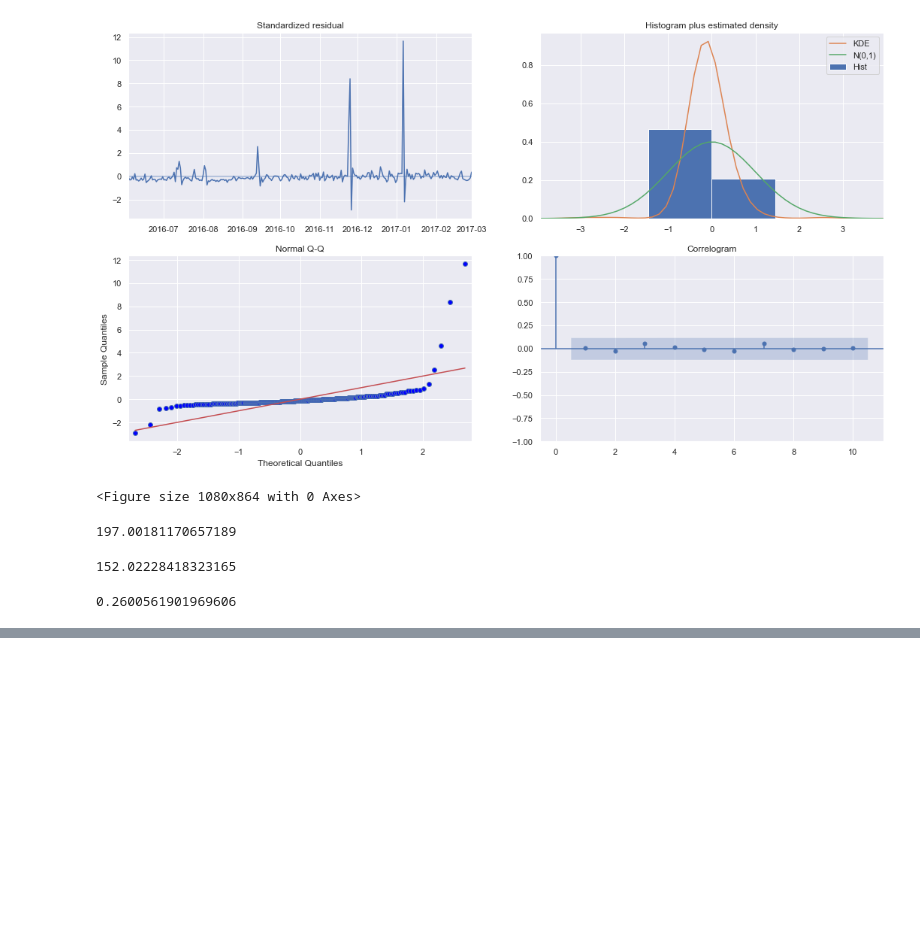
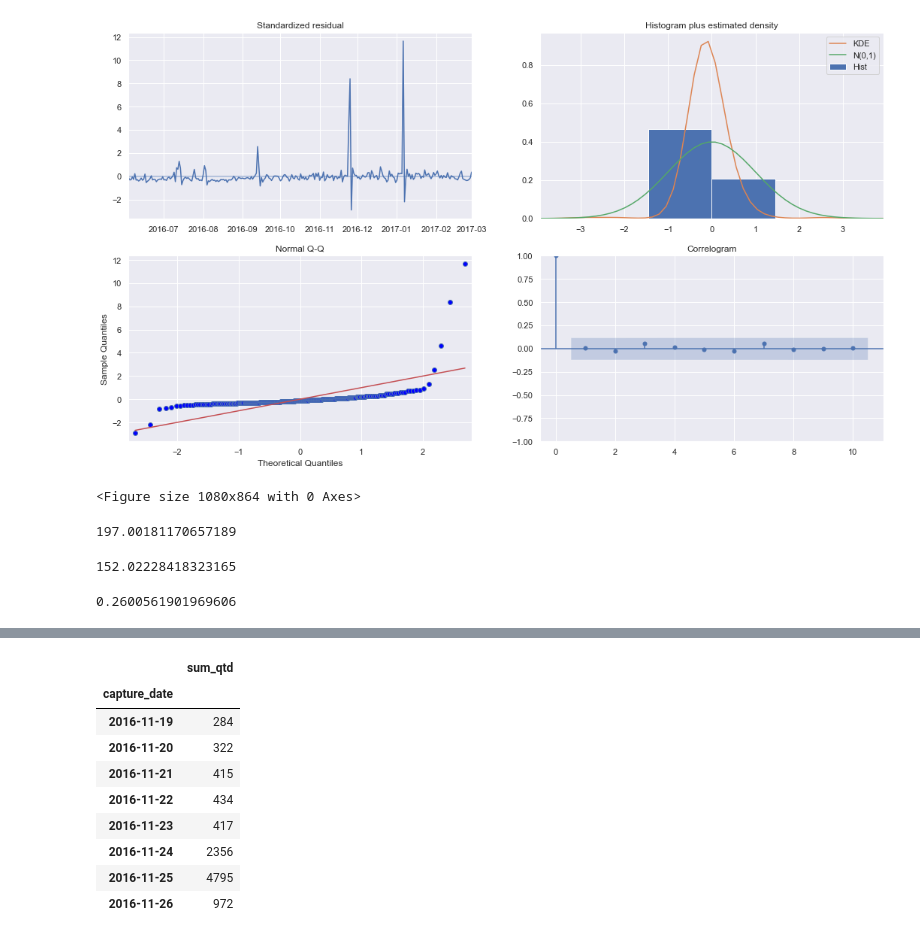
Before and after one commit to victoriaegandolfi/timeSeries, a Jupyter notebook: luizalabs_time_series.ipynb, the cells around one changed output, grey strips where cells are left out. Drawn from its saved outputs; the diff is of its cells as text; code cells hidden in the pictures; blank space fills up the shorter version.

```diff
--- a/luizalabs_time_series.ipynb
+++ b/luizalabs_time_series.ipynb
@@ -262,0 +328,13 @@ mape
+# %%
+df.loc['2016-11-19':'2016-11-26']
+# %% [output]
+|  | sum_qtd |
+| capture_date |  |
+| 2016-11-19 | 284 |
+| 2016-11-20 | 322 |
+| 2016-11-21 | 415 |
+| 2016-11-22 | 434 |
+| 2016-11-23 | 417 |
+| 2016-11-24 | 2356 |
+| 2016-11-25 | 4795 |
+| 2016-11-26 | 972 |
```
Also changed, not shown: parts of 31 cells of this notebook.
